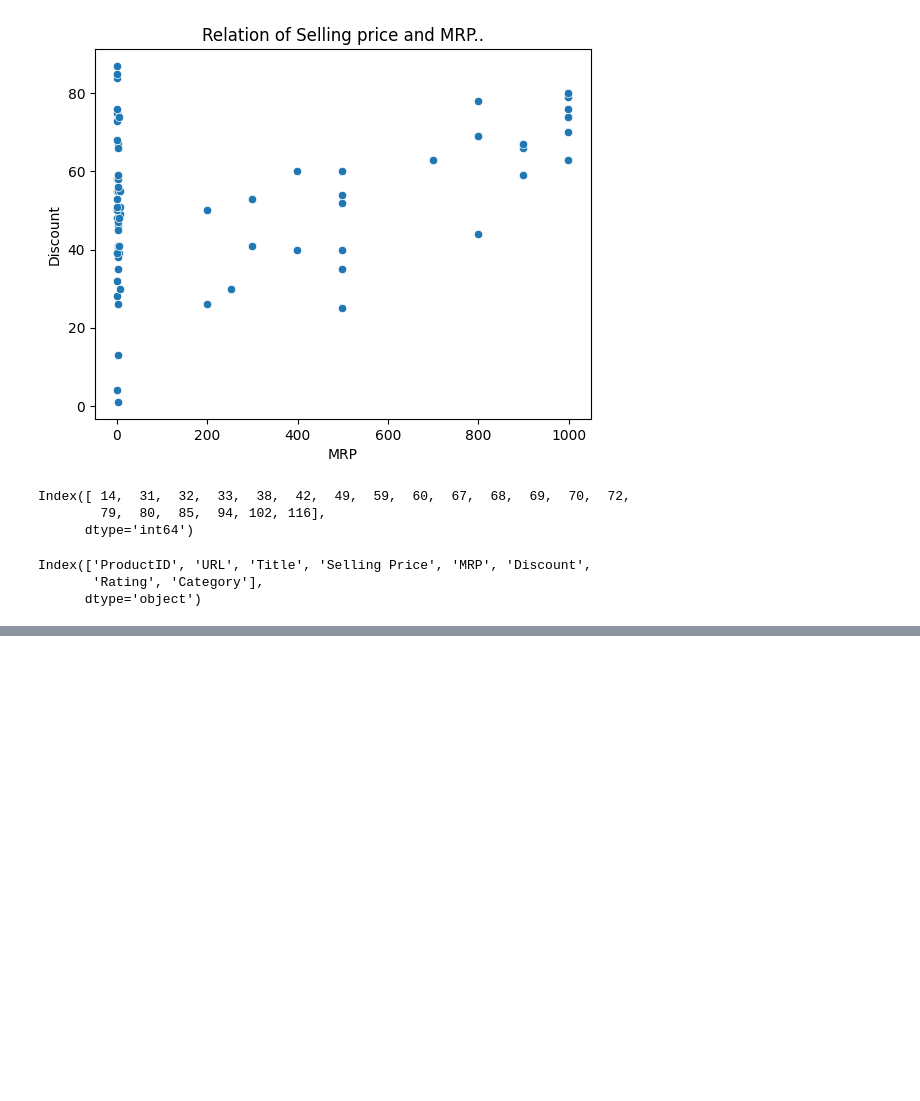
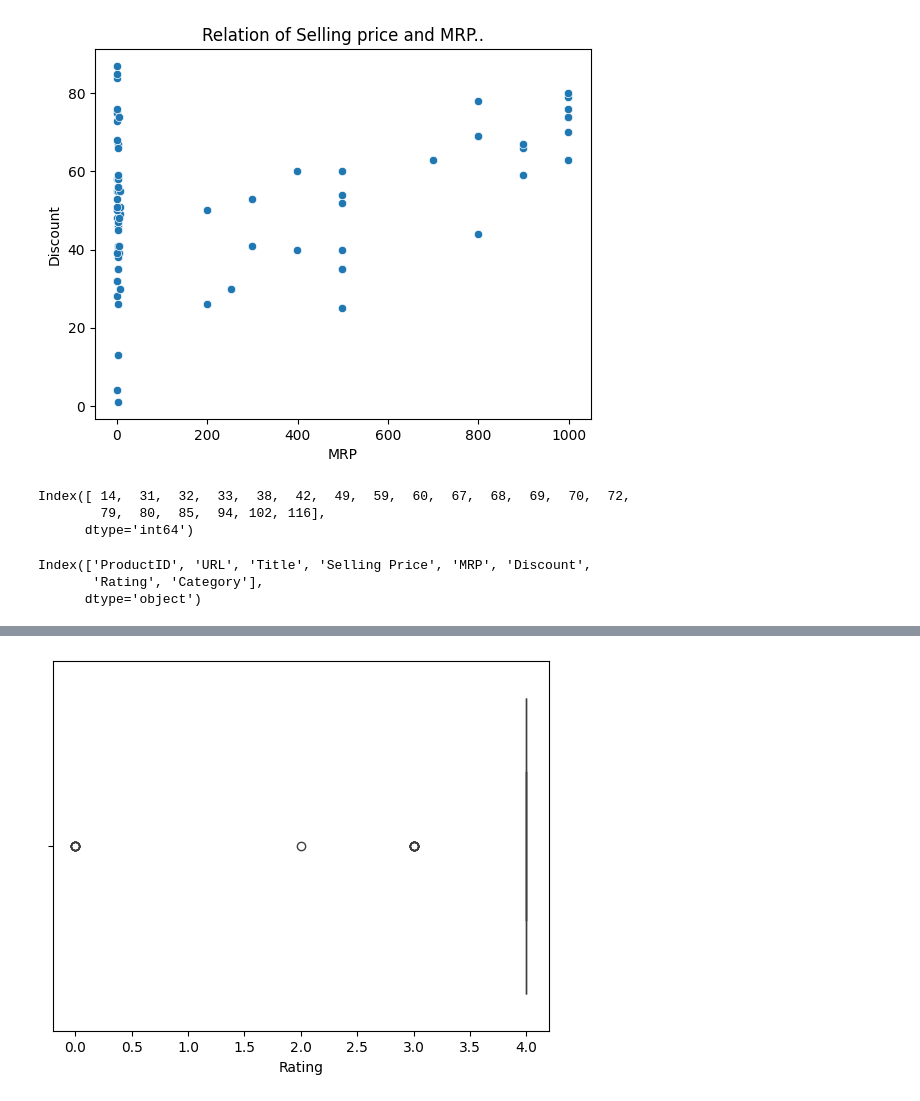
Before and after one commit to Roottoaccess/Semister2_ALL_important_concepts, a Jupyter notebook: AI and ML/amazon_real_new_data.ipynb, the cells around one changed output, grey strips where cells are left out. Drawn from its saved outputs; the diff is of its cells as text; code cells hidden in the pictures; blank space fills up the shorter version.

```diff
--- a/AI and ML/amazon_real_new_data.ipynb
+++ b/AI and ML/amazon_real_new_data.ipynb
@@ -257,0 +273,5 @@ Index(['ProductID', 'URL', 'Title', 'Selling Price', 'MRP', 'Discount',
+# %%
+sns.boxplot(x = 'Rating',data = df)
+plt.show()
+# %% [output]
+[figure, added]
```
Also changed, not shown: parts of 25 cells of this notebook, 8 other files.
